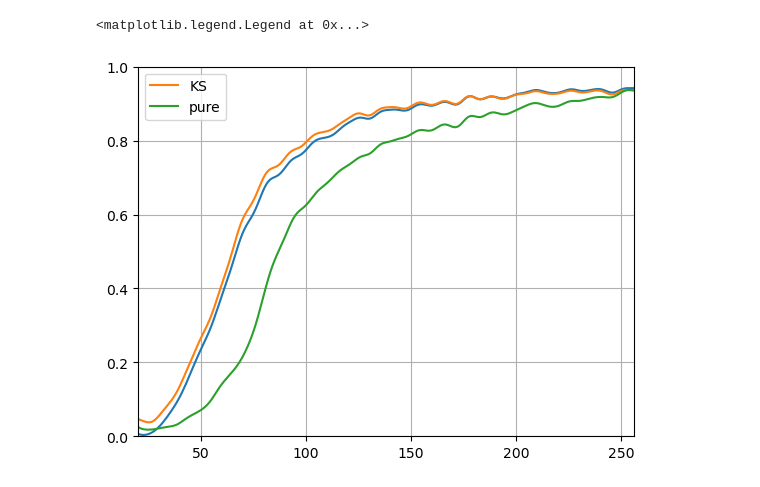
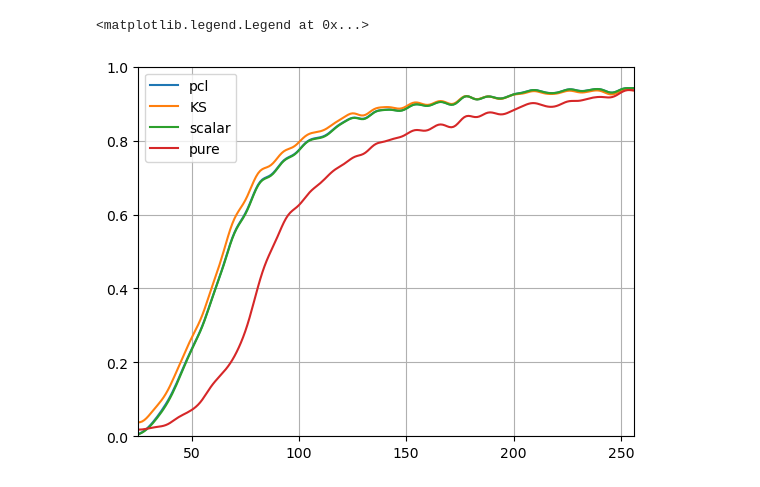
Before and after one commit to catyz/filterbin, a Jupyter notebook: plot.ipynb, the cells around one changed output. Drawn from its saved outputs; the diff is of its cells as text; code cells hidden in the pictures.

```diff
--- a/plot.ipynb
+++ b/plot.ipynb
@@ -22,7 +13,7 @@ nside = 128
 lmax = 3*nside - 1
 npix = 12 * nside**2
 
-input_cls_lcdm = get_camb(1, 0, lmax)
+input_cls_lcdm = mylib.get_camb(Alens=1, r=0, lmax=lmax)
 
 input_cls_noBB = np.copy(input_cls_lcdm)
 input_cls_noBB[2] = np.zeros(lmax+1)
@@ -31,20 +22,13 @@ input_cls_noEE = np.copy(input_cls_lcdm)
 input_cls_noEE[1] = np.zeros(lmax+1)
 input_cls_noEE[3] = np.zeros(lmax+1)
 # %%
-qq, qu, uu = hp.read_map(f'obsmat_nside{nside}/out/0/filterbin_invcov.fits', field=[3,4,5])
-mask = np.zeros(npix)
-mask[qq!=0] = 1
-tr = qq + uu
-det = qq * uu - qu * qu
-weight = 0.5 * (tr - np.sqrt(tr ** 2 - 4 * det) )
+mask, weight = mylib.get_weight(nside)
+fsky = np.sum(mask)/npix
+print(fsky*100)
 
 apo_size = 10
 mask_apo = nmt.mask_apodization(weight, apo_size, 'C2')
 mask_apo /= np.sqrt(np.mean(mask_apo**2))
-
-hp.mollview(mask_apo)
-fsky = len(mask[mask!=0])/npix
-print(fsky*100)
 
 w2 = np.sum(mask_apo**2)/np.sum(mask)
 w4 = np.sum(mask_apo**4)/np.sum(mask)
@@ -55,6 +39,6 @@ Z = sp.sparse.diags_array(mask_apo)
 ZZ = sp.sparse.block_diag([Z, Z, Z])
 R = ZZ @ R_unapo
 
-pi_b = sp.sparse.load_npz(f'apo{apo_size}/pi_b_3000.npz')
+pi_b = sp.sparse.load_npz(f'apo{apo_size}/pi_b_5000.npz')
 # %% [output]
 4.40673828125
@@ -69,13 +52,14 @@ l = np.arange(lmax+1)
 c2d = l * (l+1) / 2/np.pi
 sigmab = hp.nside2resol(nside)
 fwhm = (8*np.log(2))**0.5 * sigmab
+# fwhm = hp.nside2resol(nside)
 bl = hp.gauss_beam(fwhm, lmax)
 mll_KS = mylib.get_mll(mask_apo, nside, b, pol=True, purify_b=True)[2::4,2::4]
 mll = mylib.get_mll(mask_apo, nside, b, pol=True)[2::4,2::4]
-# mll_scalar = mylib.get_mll(mask_apo, nside, b)
+mll_scalar = mylib.get_mll(mask_apo, nside, b)
 # %%
 # #filter transfer
-# nmc_transfer = 1024
+# nmc_transfer = 256
 
 # pcl = np.zeros(lmax+1)
 # pcl_pure = np.zeros(lmax+1)
@@ -104,13 +88,13 @@ mll = mylib.get_mll(mask_apo, nside, b, pol=True)[2::4,2::4]
 # pcl_scalar /= nmc_transfer
 # pcl_pure /= nmc_transfer
 
-# np.save(f'apo{apo_size}/pcl', pcl)
-# np.save(f'apo{apo_size}/pcl_KS', pcl_KS)
-# np.save(f'apo{apo_size}/pcl_scalar', pcl_scalar)
-# np.save(f'apo{apo_size}/pcl_pure', pcl_pure)
+# # np.save(f'apo{apo_size}/pcl', pcl)
+# # np.save(f'apo{apo_size}/pcl_KS', pcl_KS)
+# # np.save(f'apo{apo_size}/pcl_scalar', pcl_scalar)
+# # np.save(f'apo{apo_size}/pcl_pure', pcl_pure)
 
 pcl = np.load(f'apo{apo_size}/pcl.npy')
 pcl_KS = np.load(f'apo{apo_size}/pcl_KS.npy')
-# pcl_scalar = np.load(f'apo{apo_size}/pcl_scalar.npy')
+pcl_scalar = np.load(f'apo{apo_size}/pcl_scalar.npy')
 pcl_pure = np.load(f'apo{apo_size}/pcl_pure.npy')
 # %%
@@ -130,19 +111,19 @@ plt.legend()
 # %%
 reload(mylib)
 fl = mylib.get_fl(pcl, bl, mll, input_cls_lcdm[2], niter=3)
 fl_KS = mylib.get_fl(pcl_KS, bl, mll_KS, input_cls_lcdm[2], niter=3)
-# fl_scalar = np.abs(mylib.get_fl(pcl_scalar, bl, mll_scalar, input_cls_lcdm[2], niter=3))
+fl_scalar = np.abs(mylib.get_fl(pcl_scalar, bl, mll_scalar, input_cls_lcdm[2], niter=3))
 fl_pure = mylib.get_fl(pcl_pure, bl, mll, input_cls_lcdm[2], niter=3)
 
-plt.plot(fl)
+plt.plot(fl, label='pcl')
 plt.plot(fl_KS, label='KS')
-# plt.plot(fl_scalar)
+plt.plot(fl_scalar, label='scalar')
 plt.plot(fl_pure, label='pure')
-plt.xlim([20, 2*nside])
+plt.xlim([25, 2*nside])
 plt.ylim([0,1])
 plt.grid()
 plt.legend()
 # %% [output]
 <matplotlib.legend.Legend at 0x...>
-[figure, old version]
+[figure, new version]
 # %%
```
Also changed, not shown: parts of 18 cells of this notebook, 5 other files.
